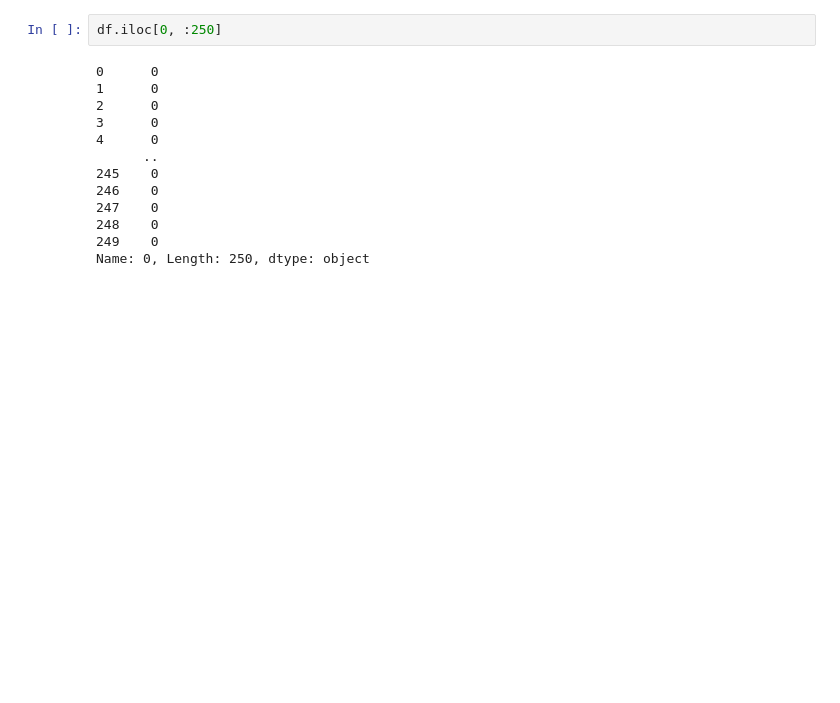
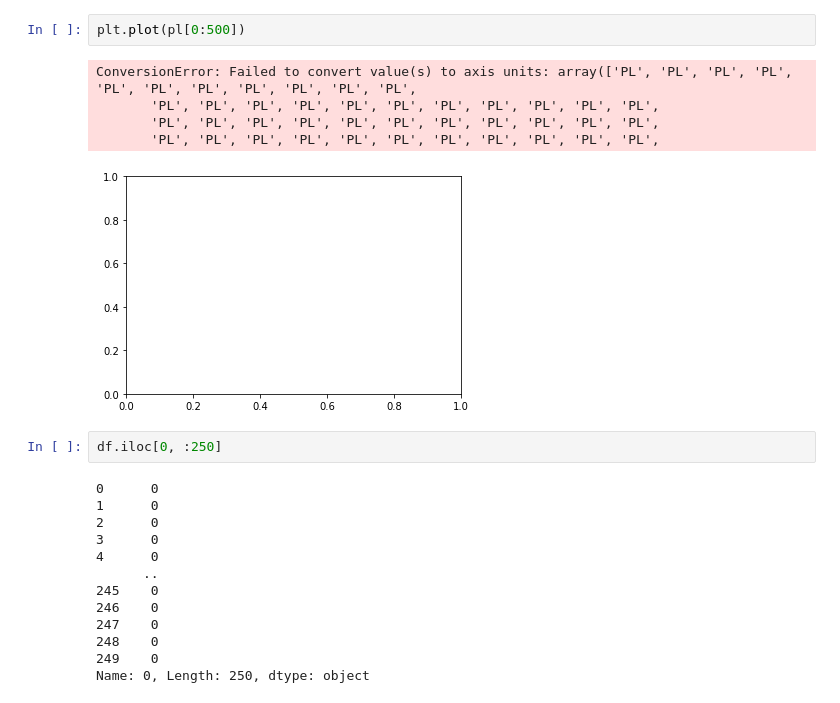
Before and after one commit to jordanlei/neuromatch-project, a Jupyter notebook: AMBERS_spikes.ipynb, the cells around one changed output. Saved outputs shown, nothing was run; the diff lists cells and outputs as text; blank space fills up the shorter version.

```diff
--- a/AMBERS_spikes.ipynb
+++ b/AMBERS_spikes.ipynb
@@ -75,3 +230,11 @@ vctx.shape
+# %%
+plt.plot(pl[0:500])
+# %% [output]
+ConversionError: Failed to convert value(s) to axis units: array(['PL', 'PL', 'PL', 'PL', 'PL', 'PL', 'PL', 'PL', 'PL', 'PL', 'PL',
+       'PL', 'PL', 'PL', 'PL', 'PL', 'PL', 'PL', 'PL', 'PL', 'PL', 'PL',
+       'PL', 'PL', 'PL', 'PL', 'PL', 'PL', 'PL', 'PL', 'PL', 'PL', 'PL',
+       'PL', 'PL', 'PL', 'PL', 'PL', 'PL', 'PL', 'PL', 'PL', 'PL', 'PL',
+[figure, added]
 # %%
 df.iloc[0, :250]
 # %% [output]
```
Also changed, not shown: parts of 36 cells of this notebook.
